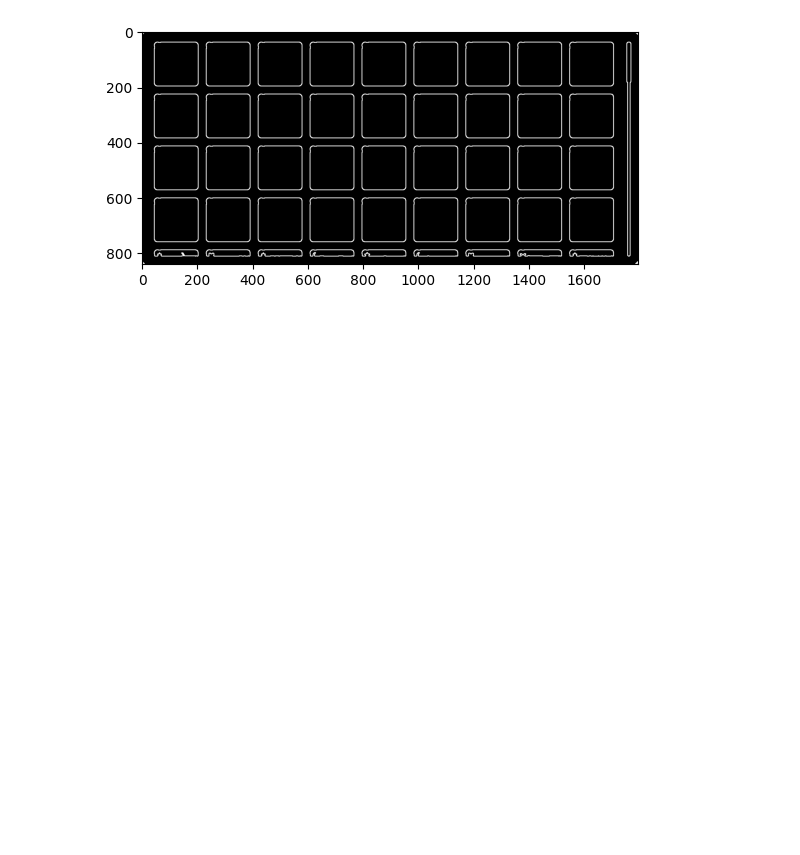
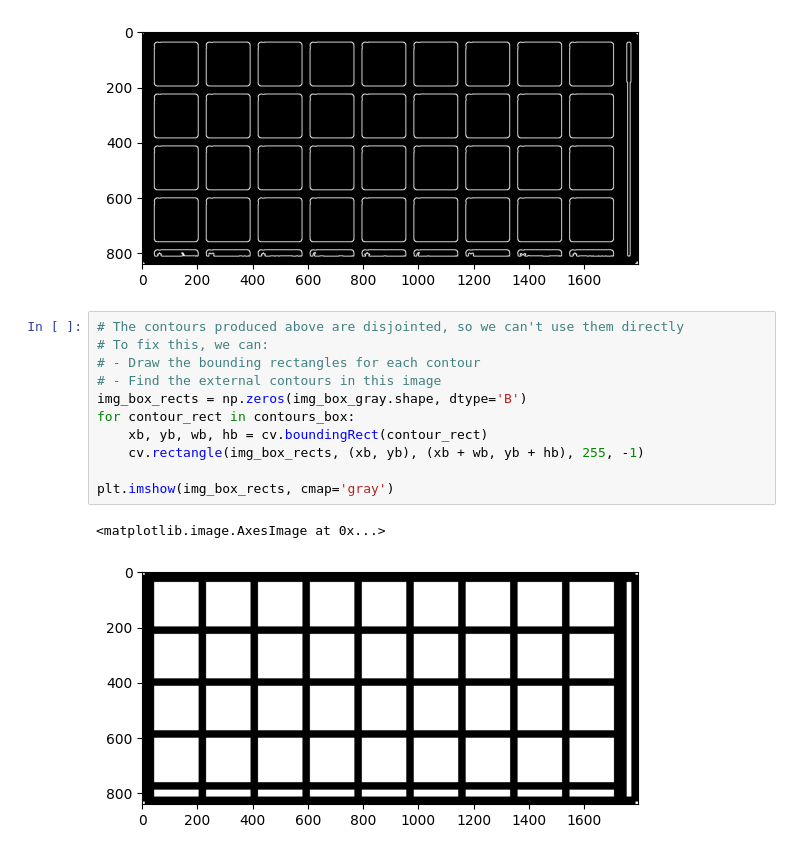
Before and after one commit to Ace4896/project-sekai-thumbnail-extractor, a Jupyter notebook: python-test/thumbnail-search.ipynb, the cells around one changed output. Cells and saved outputs as stored; diff of their text form; blank space fills up the shorter version.

```diff
--- a/python-test/thumbnail-search.ipynb
+++ b/python-test/thumbnail-search.ipynb
@@ -69,3 +69,17 @@ plt.imshow(img_box_contours, cmap='gray')
 # %% [output]
 <matplotlib.image.AxesImage at 0x...>
 [figure]
+# %%
+# The contours produced above are disjointed, so we can't use them directly
+# To fix this, we can:
+# - Draw the bounding rectangles for each contour
+# - Find the external contours in this image
+img_box_rects = np.zeros(img_box_gray.shape, dtype='B')
+for contour_rect in contours_box:
+    xb, yb, wb, hb = cv.boundingRect(contour_rect)
+    cv.rectangle(img_box_rects, (xb, yb), (xb + wb, yb + hb), 255, -1)
+
+plt.imshow(img_box_rects, cmap='gray')
+# %% [output]
+<matplotlib.image.AxesImage at 0x...>
+[figure, added]
```
Also changed, not shown: parts of 2 cells of this notebook.
